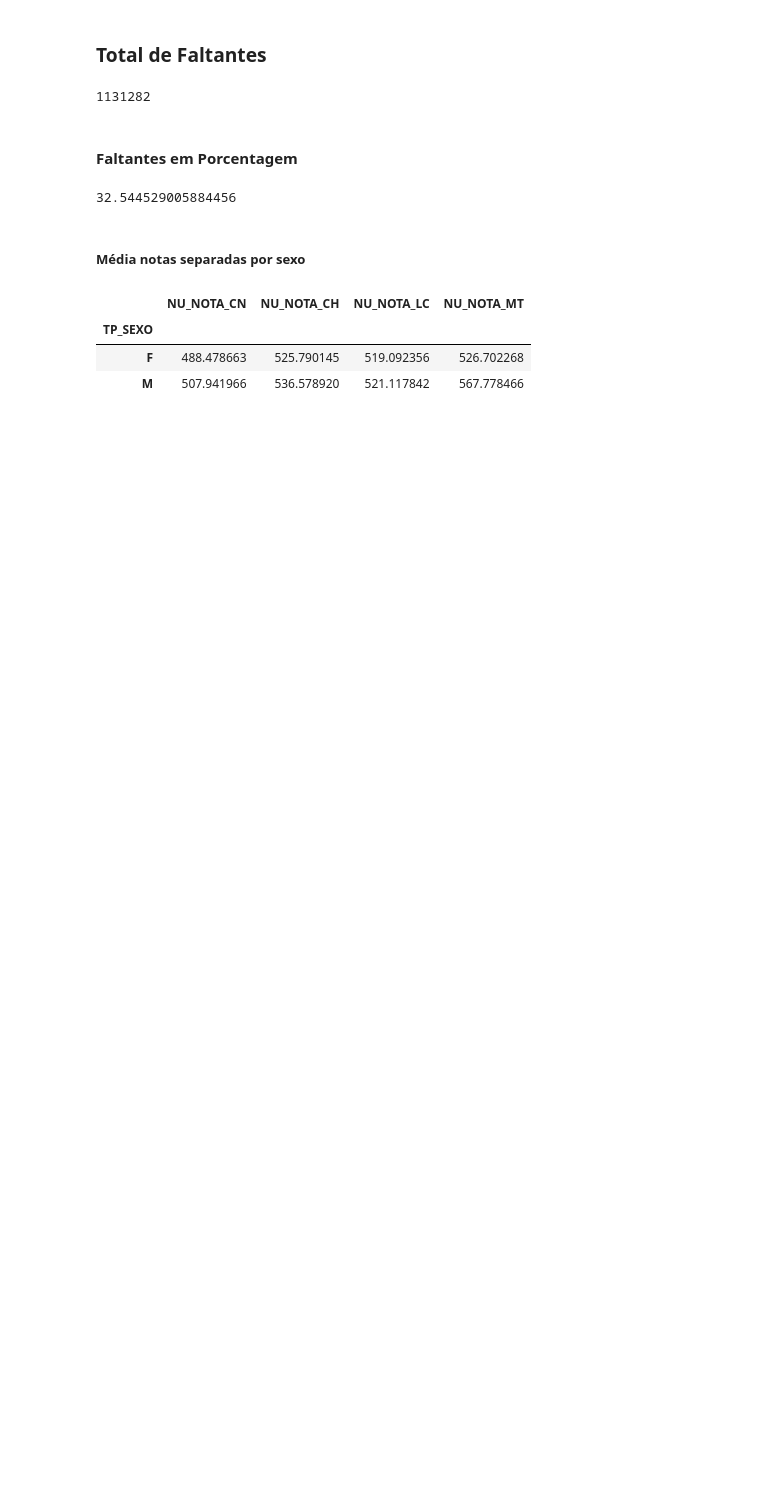
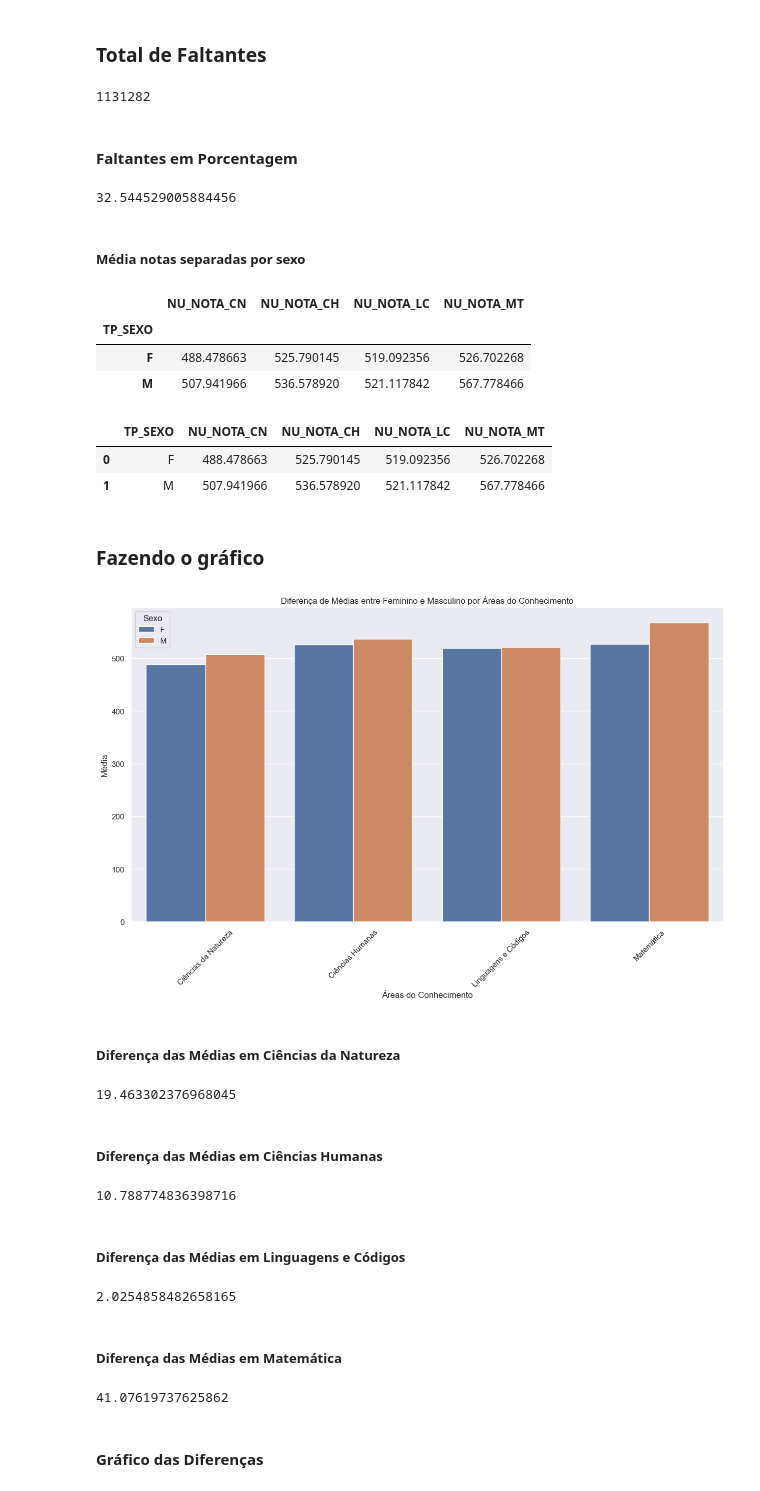
Before and after one commit to Yoiti-Kanada/projeto-enem, a Jupyter notebook: analise-sexo-media-enem-2022.ipynb, the cells around one changed output. Saved outputs shown, nothing was run; the diff lists cells and outputs as text; code cells hidden in the pictures; blank space fills up the shorter version.

Commit message:
Gráficos de diferenças das médias adicionados

```diff
--- a/analise-sexo-media-enem-2022.ipynb
+++ b/analise-sexo-media-enem-2022.ipynb
@@ -81,8 +81,8 @@ total_faltantes_porcentagem
 # %% [markdown]
 ##### Média notas separadas por sexo
 # %%
-media_por_materia_sexo = df_sexo_notas.groupby('TP_SEXO').mean()
-media_por_materia_sexo
+media_por_area_sexo = df_sexo_notas.groupby('TP_SEXO').mean()
+media_por_area_sexo
 # %% [output]
 |  | NU_NOTA_CN | NU_NOTA_CH | NU_NOTA_LC | NU_NOTA_MT |
 | TP_SEXO |  |  |  |  |
@@ -93,0 +91,63 @@ media_por_materia_sexo
+# %%
+#Transformar o TP_SEXO em um coluna:
+media_por_area_sexo = media_por_area_sexo.reset_index()
+media_por_area_sexo
+# %% [output]
+|  | TP_SEXO | NU_NOTA_CN | NU_NOTA_CH | NU_NOTA_LC | NU_NOTA_MT |
+| 0 | F | 488.478663 | 525.790145 | 519.092356 | 526.702268 |
+| 1 | M | 507.941966 | 536.578920 | 521.117842 | 567.778466 |
+# %% [markdown]
+### Fazendo o gráfico
+# %%
+# Transforma o DataFrame para ter uma coluna de Matérias com todas as área do conhecimento
+df_melted = media_por_area_sexo.melt(id_vars='TP_SEXO', var_name='Matéria', value_name='Média')
+# %%
+# Define as novas labels para as matérias no gráfico:
+materias_labels = {
+    'NU_NOTA_CN': 'Ciências da Natureza',
+    'NU_NOTA_CH': 'Ciências Humanas',
+    'NU_NOTA_LC': 'Linguagens e Códigos',
+    'NU_NOTA_MT': 'Matemática'
+}
+# %%
+# Cria o gráfico de barras AGRUPADO
+plt.figure(figsize=(15,8))
+ax = sns.barplot(x='Matéria', y='Média', hue='TP_SEXO', data=df_melted)
+plt.xlabel('Áreas do Conhecimento')
+plt.ylabel('Média')
+plt.title('Diferença de Médias entre Feminino e Masculino por Áreas do Conhecimento')
+ax.set_xticklabels([materias_labels[materia.get_text()] for materia in ax.get_xticklabels()], rotation=45)
+plt.legend(title='Sexo')
+plt.show()
+# %% [output]
+[figure, added]
+# %% [markdown]
+##### Diferença das Médias em Ciências da Natureza
+# %%
+diferenca_media_cn = media_por_area_sexo.loc[media_por_area_sexo['TP_SEXO'] == "M", "NU_NOTA_CN"].values[0] - media_por_area_sexo.loc[media_por_area_sexo['TP_SEXO'] == "F", "NU_NOTA_CN"].values[0]
+diferenca_media_cn
+# %% [output]
+19.463302376968045
+# %% [markdown]
+##### Diferença das Médias em Ciências Humanas
+# %%
+diferenca_media_ch = media_por_area_sexo.loc[media_por_area_sexo['TP_SEXO'] == "M", "NU_NOTA_CH"].values[0] - media_por_area_sexo.loc[media_por_area_sexo['TP_SEXO'] == "F", "NU_NOTA_CH"].values[0]
+diferenca_media_ch
+# %% [output]
+10.788774836398716
+# %% [markdown]
+##### Diferença das Médias em Linguagens e Códigos
+# %%
+diferenca_media_lc = media_por_area_sexo.loc[media_por_area_sexo['TP_SEXO'] == "M", "NU_NOTA_LC"].values[0] - media_por_area_sexo.loc[media_por_area_sexo['TP_SEXO'] == "F", "NU_NOTA_LC"].values[0]
+diferenca_media_lc
+# %% [output]
+2.0254858482658165
+# %% [markdown]
+##### Diferença das Médias em Matemática
+# %%
+diferenca_media_mt = media_por_area_sexo.loc[media_por_area_sexo['TP_SEXO'] == "M", "NU_NOTA_MT"].values[0] - media_por_area_sexo.loc[media_por_area_sexo['TP_SEXO'] == "F", "NU_NOTA_MT"].values[0]
+diferenca_media_mt
+# %% [output]
+41.07619737625862
+# %% [markdown]
+#### Gráfico das Diferenças
```
Also changed, not shown: parts of 4 cells of this notebook.
